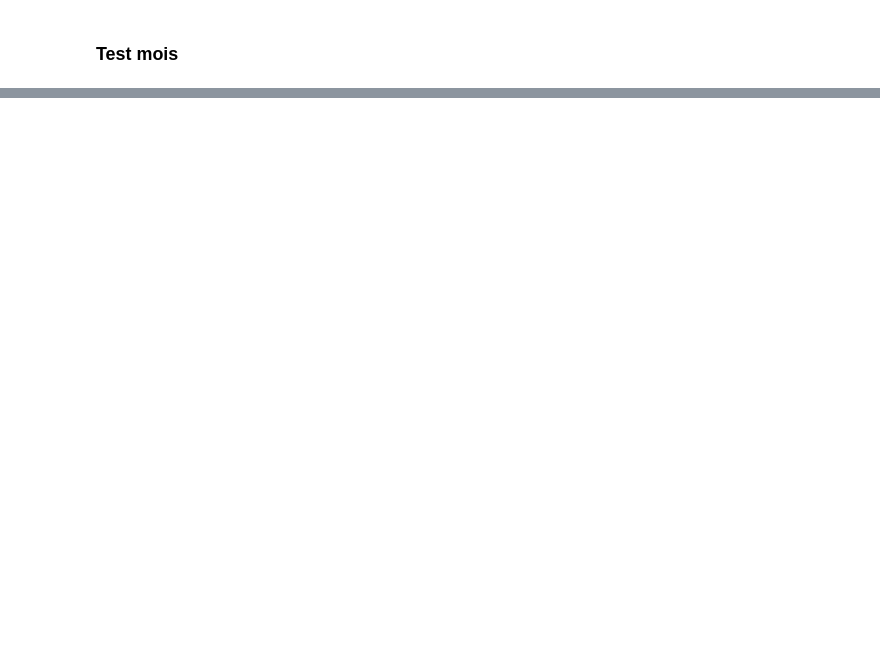
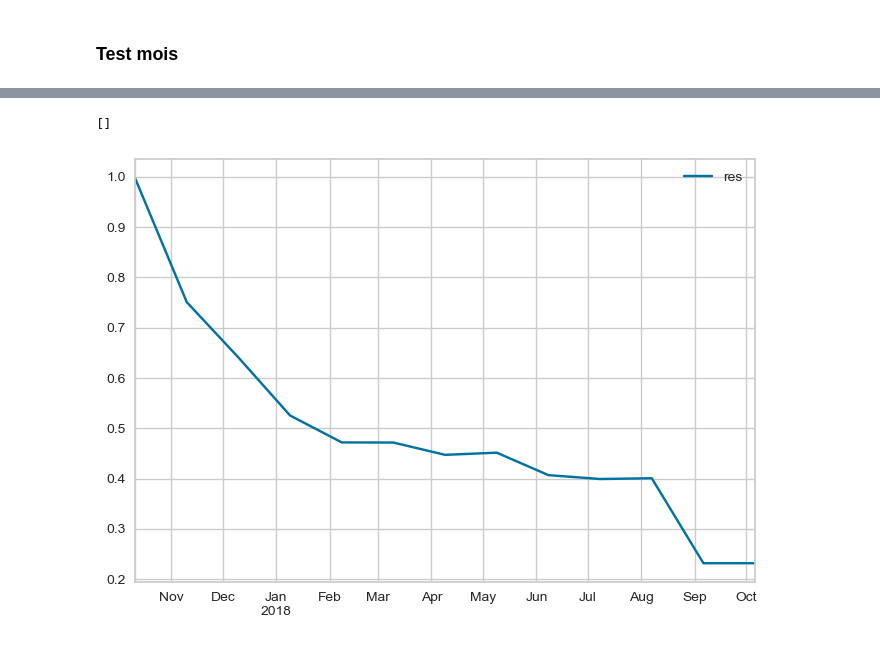
Before and after one commit to ArhurK/P5-Segmentez-les-clients-d-un-e-commerce, a Jupyter notebook: ARI.ipynb, the cells around one changed output, grey strips where cells are left out. Saved outputs shown, nothing was run; the diff lists cells and outputs as text; code cells hidden in the pictures; blank space fills up the shorter version.

```diff
--- a/ARI.ipynb
+++ b/ARI.ipynb
@@ -475,13 +394,0 @@ array([4, 4, 3, ..., 2, 0, 0])
-# %%
-def cluster_kmeans_predict(rfm = rfm , k=5, y):
-
-    # Features : la version log rfm
-    X = np.array(rfm[['log_r','log_f','log_m','review_score']])
-
-    y = np.
-
-    # Model Kmeans défaut k = 5
-    model = KMeans(n_clusters = k, random_state=1990).fit(X)
-    y_pred = model.predict(X)
-
-    return y_pred
@@ -487,0 +399,6 @@ def cluster_kmeans_predict(rfm = rfm , k=5, y):
+# %%
+#cluster_kmeans_predict(rfm,rfm_s1)
+
+rfm_baseline = fonction_rfm(baseline)
+#rfm_s1 = fonction_rfm(s1)
+rfm_test = fonction_rfm(test)
@@ -496 +460,4 @@ DatetimeIndex(['2017-10-31', '2017-11-30', '2017-12-31', '2018-01-31',
               dtype='datetime64[ns]', freq='M')
+# %%
+futur_mois = pd.date_range(start=end_date, freq = "15D", end = final_date)
+futur_mois
@@ -496,0 +470,14 @@ DatetimeIndex(['2017-10-31', '2017-11-30', '2017-12-31', '2018-01-31',
+# %%
+res = []
+
+for t in futur_mois:
+
+    testing = df.loc[(df['order_delivered_customer_date'] < t)]
+
+    # fonction rfm
+
+    rfm_testing = fonction_rfm(testing)
+
+    res.append(cluster_kmeans_predict(rfm_baseline,rfm_testing,k=5))
+
+    print(rfm_baseline.shape,rfm_testing.shape)
@@ -496,0 +502,6 @@ DatetimeIndex(['2017-10-31', '2017-11-30', '2017-12-31', '2018-01-31',
+# %%
+pd.DataFrame({'res' : res }, index = futur_mois).plot()
+plt.plot()
+# %% [output]
+[]
+[figure, added]
```
Also changed, not shown: parts of 45 cells of this notebook.
